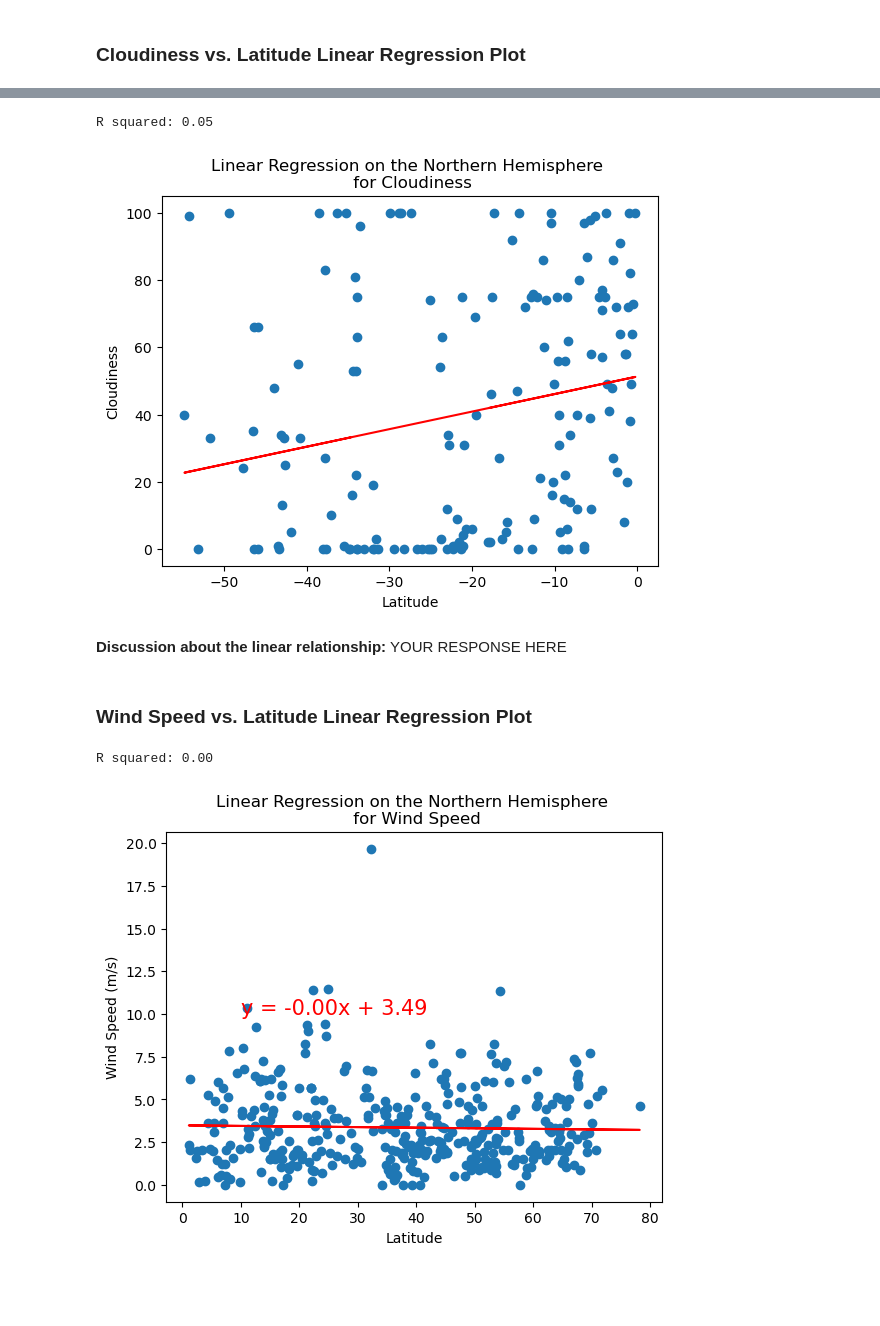
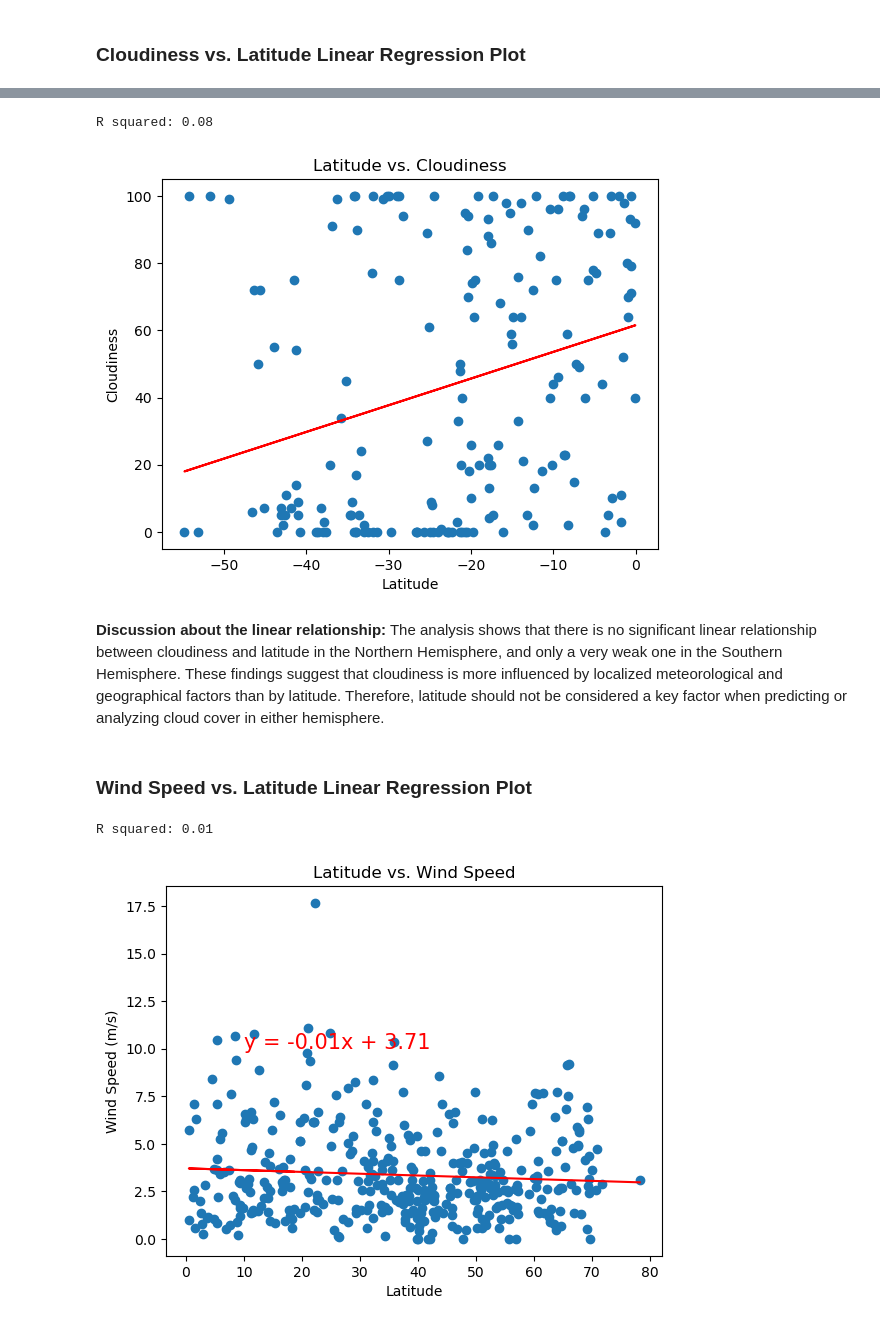
Before and after one commit to Djeanii/python-api-challenge, a Jupyter notebook: WeatherPy/WeatherPy.ipynb, the cells around one changed output, grey strips where cells are left out. Cells and saved outputs as stored; diff of their text form; code cells hidden in the pictures; blank space fills up the shorter version.

```diff
--- a/WeatherPy/WeatherPy.ipynb
+++ b/WeatherPy/WeatherPy.ipynb
@@ -386,28 +386,28 @@ R squared: 0.00
 # Southern Hemisphere
 plot_linear_regression(southern_hemi_df["Lat"],
                        southern_hemi_df["Cloudiness"],
-                       "Linear Regression on the Northern Hemisphere \n for Cloudiness",
+                       "Latitude vs. Cloudiness",
                        "Latitude",
                        "Cloudiness",
                        (10, 60))
 # %% [output]
-R squared: 0.05
+R squared: 0.08
-[figure, old version]
+[figure, new version]
-# %% [markdown]
-**Discussion about the linear relationship:** YOUR RESPONSE HERE
+# %% [markdown]
+**Discussion about the linear relationship:** The analysis shows that there is no significant linear relationship between cloudiness and latitude in the Northern Hemisphere, and only a very weak one in the Southern Hemisphere. These findings suggest that cloudiness is more influenced by localized meteorological and geographical factors than by latitude. Therefore, latitude should not be considered a key factor when predicting or analyzing cloud cover in either hemisphere.
 # %% [markdown]
 ### Wind Speed vs. Latitude Linear Regression Plot
 # %%
 # Northern Hemisphere
 plot_linear_regression(northern_hemi_df["Lat"],
                        northern_hemi_df["Wind Speed"],
-                       "Linear Regression on the Northern Hemisphere \n for Wind Speed",
+                       "Latitude vs. Wind Speed",
                        "Latitude",
                        "Wind Speed (m/s)",
                        (10, 10))
 # %% [output]
-R squared: 0.00
+R squared: 0.01
-[figure, old version]
+[figure, new version]
 # %%
 # Southern Hemisphere
 plot_linear_regression(southern_hemi_df["Lat"],
```
Also changed, not shown: parts of 23 cells of this notebook, 7 other files.
